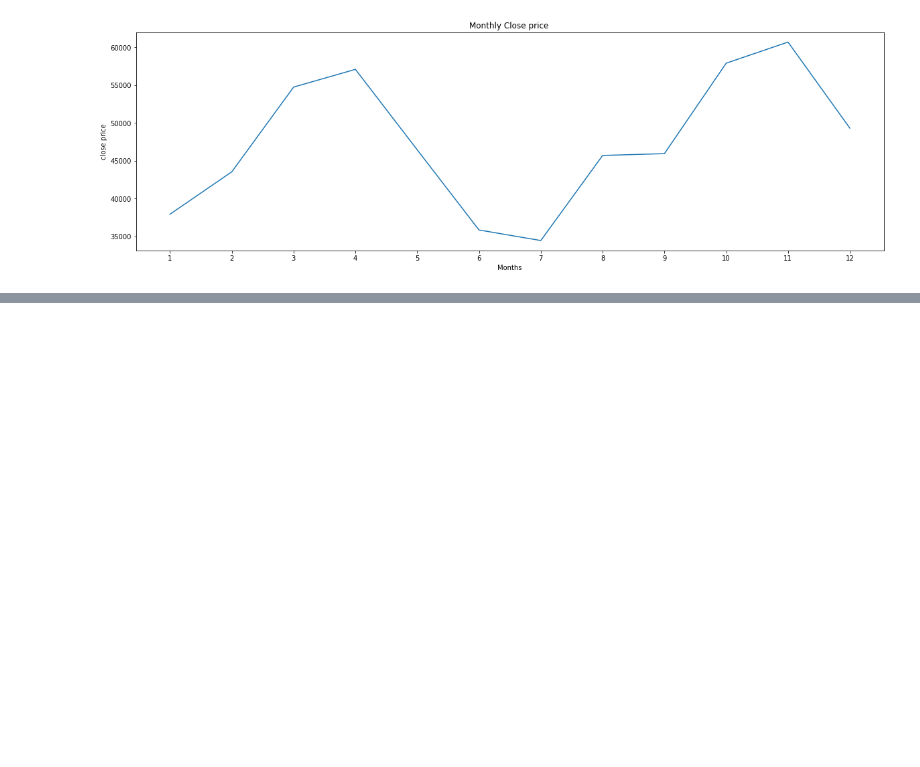
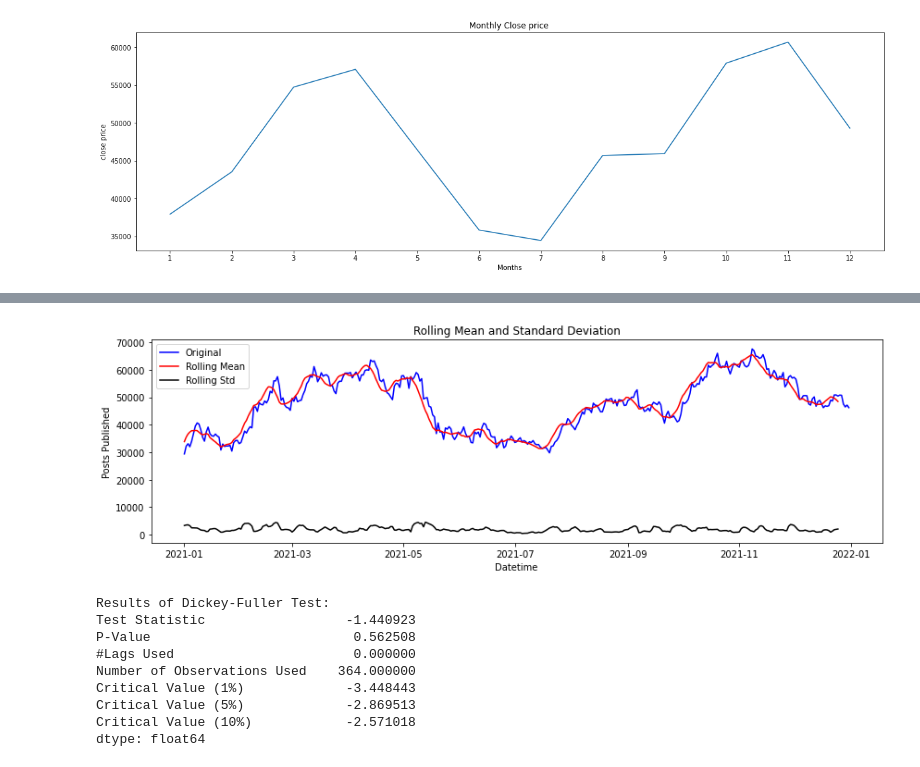
Before and after one commit to waheb-1988/Arima_model, a Jupyter notebook: models/arima_model_bictoin_price.ipynb, the cells around one changed output, grey strips where cells are left out. Saved outputs shown, nothing was run; the diff lists cells and outputs as text; code cells hidden in the pictures; blank space fills up the shorter version.

```diff
--- a/models/arima_model_bictoin_price.ipynb
+++ b/models/arima_model_bictoin_price.ipynb
@@ -274,0 +196,39 @@ The serie seems to be stationary
+# %%
+# Creating a function to check stationarity of the given data
+def check_stationarity(data):
+    # Determining rolling statistics
+    rol_mean = data.rolling(7).mean() #7 days in a week
+    rol_std = data.rolling(7).std()
+
+    # Plotting rolling statistics
+    plt.figure(figsize=(12, 4))
+    plt.plot(data, color='blue', label='Original')
+    plt.plot(rol_mean, color='red', label='Rolling Mean')
+    plt.plot(rol_std, color='black', label='Rolling Std')
+    plt.xlabel('Datetime')
+    plt.ylabel('Posts Published')
+    plt.title('Rolling Mean and Standard Deviation')
+    plt.legend()
+    plt.tight_layout()
+    plt.show()
+
+    # Performing Dickey-Fuller test
+    results = adfuller(data)
+    df_output = pd.Series(results[:4], index=['Test Statistic', 'P-Value', '#Lags Used', 'Number of Observations Used'])
+    for key, value in results[4].items():
+        df_output[f'Critical Value ({key})'] = value
+    print(f'Results of Dickey-Fuller Test:\n{df_output}')
+
+# Stationarity check of our daily time series
+check_stationarity(train)
+# %% [output]
+[figure, added]
+Results of Dickey-Fuller Test:
+Test Statistic                  -1.440923
+P-Value                          0.562508
+#Lags Used                       0.000000
+Number of Observations Used    364.000000
+Critical Value (1%)             -3.448443
+Critical Value (5%)             -2.869513
+Critical Value (10%)            -2.571018
+dtype: float64
```
Also changed, not shown: parts of 40 cells of this notebook.
